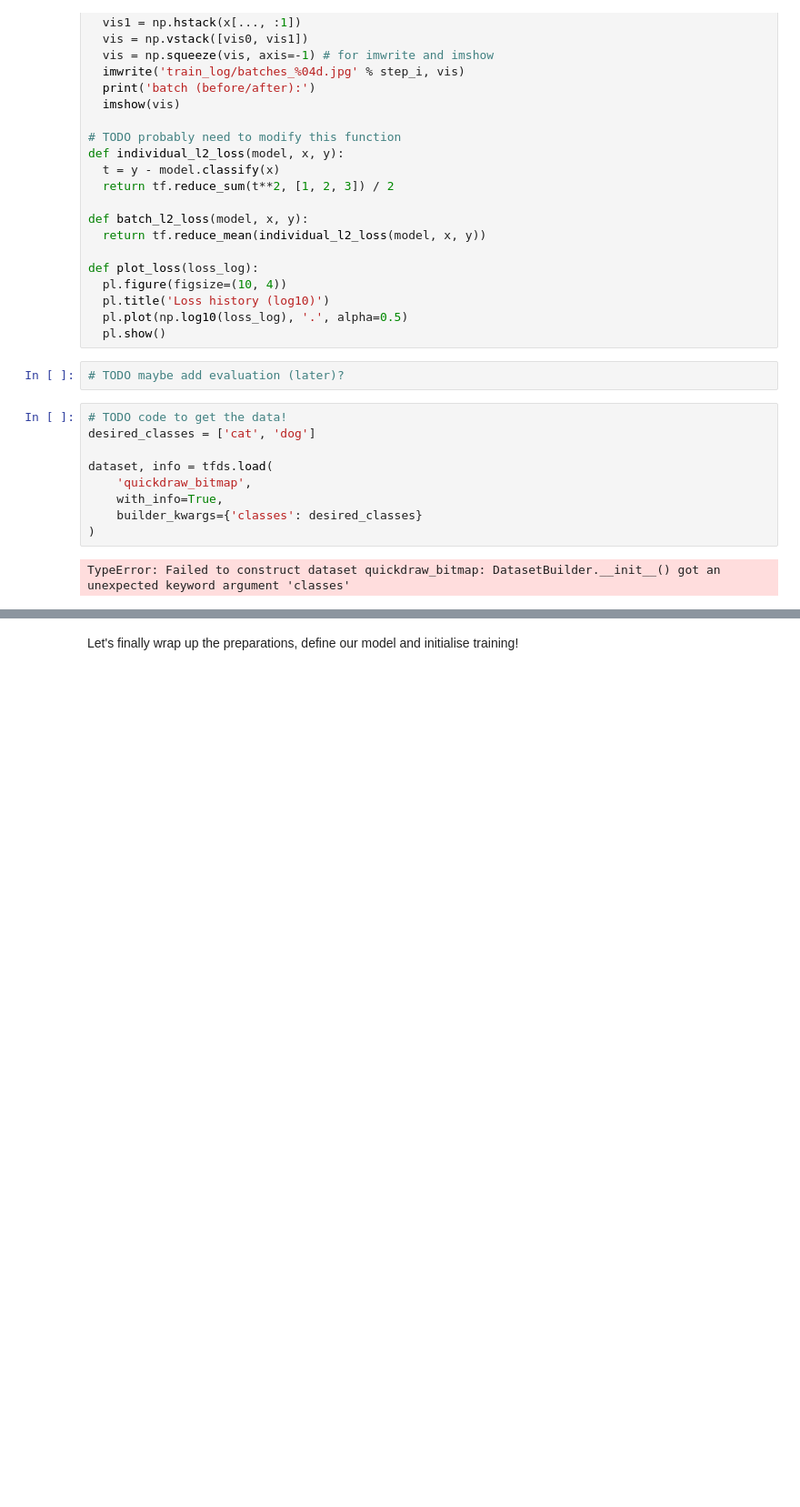
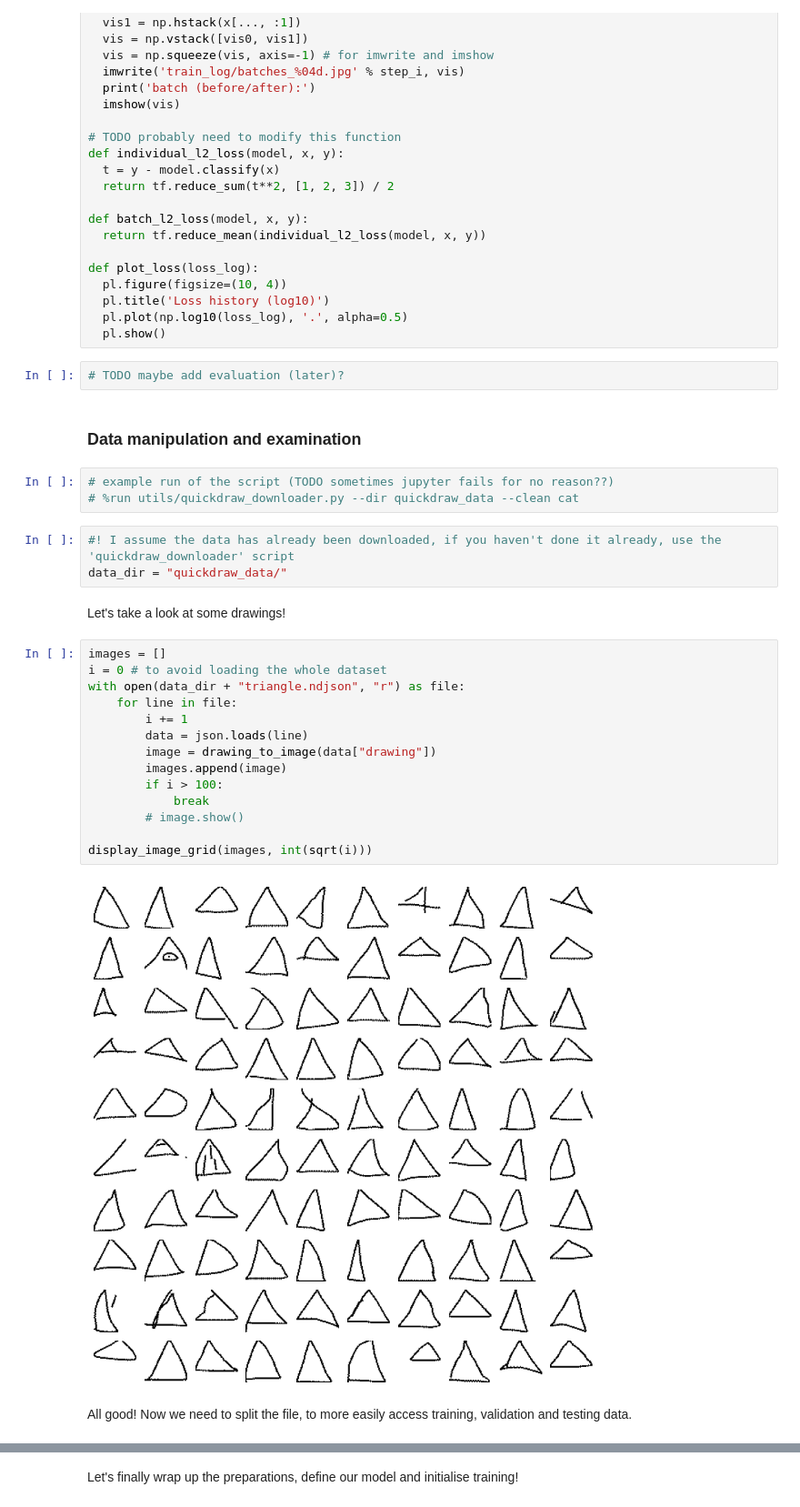
Before and after one commit to de-lachende-cavalier/sorvis, a Jupyter notebook: classifying_NCAs.ipynb, the cells around one changed output, grey strips where cells are left out. Shown at 91% size. Cells and saved outputs as stored; diff of their text form; blank space fills up the shorter version.

Commit message:
reorgnized scripts and added partial data loading code in notebook

```diff
--- a/classifying_NCAs.ipynb
+++ b/classifying_NCAs.ipynb
@@ -237,14 +270,31 @@ def plot_loss(loss_log):
   pl.show()
 # %%
 # TODO maybe add evaluation (later)?
-# %%
-# TODO code to get the data!
-desired_classes = ['cat', 'dog']
-
-dataset, info = tfds.load(
-    'quickdraw_bitmap',
-    with_info=True,
-    builder_kwargs={'classes': desired_classes}
-)
-# %% [output]
-TypeError: Failed to construct dataset quickdraw_bitmap: DatasetBuilder.__init__() got an unexpected keyword argument 'classes'
+# %% [markdown]
+### Data manipulation and examination
+# %%
+# example run of the script (TODO sometimes jupyter fails for no reason??)
+# %run utils/quickdraw_downloader.py --dir quickdraw_data --clean cat
+# %%
+#! I assume the data has already been downloaded, if you haven't done it already, use the 'quickdraw_downloader' script
+data_dir = "quickdraw_data/"
+# %% [markdown]
+Let's take a look at some drawings!
+# %%
+images = []
+i = 0 # to avoid loading the whole dataset
+with open(data_dir + "triangle.ndjson", "r") as file:
+    for line in file:
+        i += 1
+        data = json.loads(line)
+        image = drawing_to_image(data["drawing"])
+        images.append(image)
+        if i > 100:
+            break
+        # image.show()
+
+display_image_grid(images, int(sqrt(i)))
+# %% [output]
+[figure, added]
+# %% [markdown]
+All good! Now we need to split the file, to more easily access training, validation and testing data.
```
Also changed, not shown: parts of 7 cells of this notebook, 3 other files.
